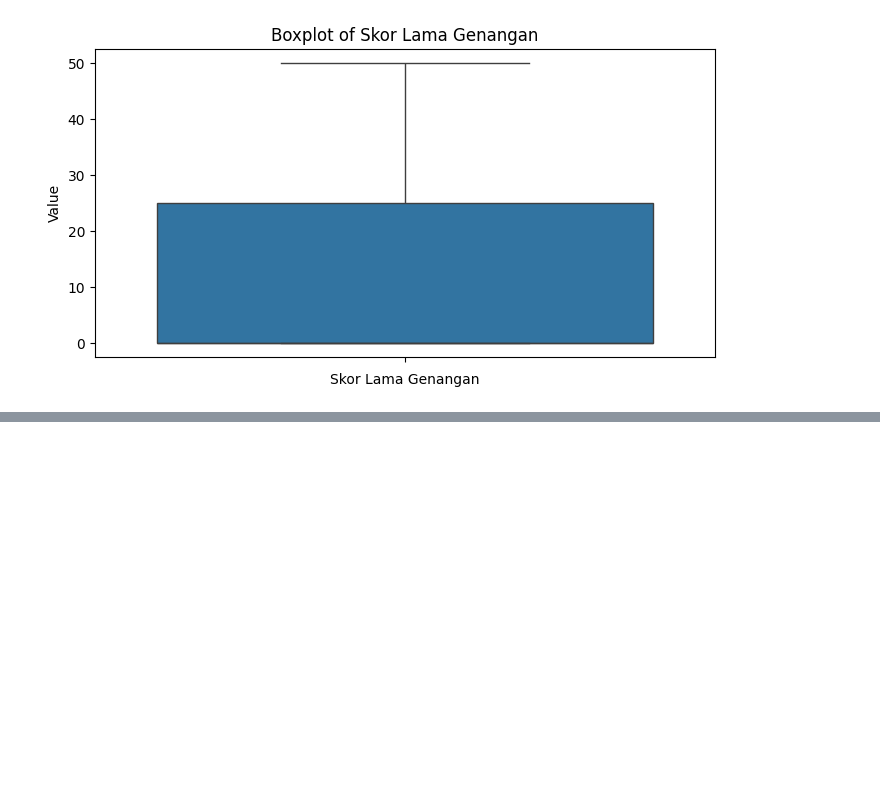
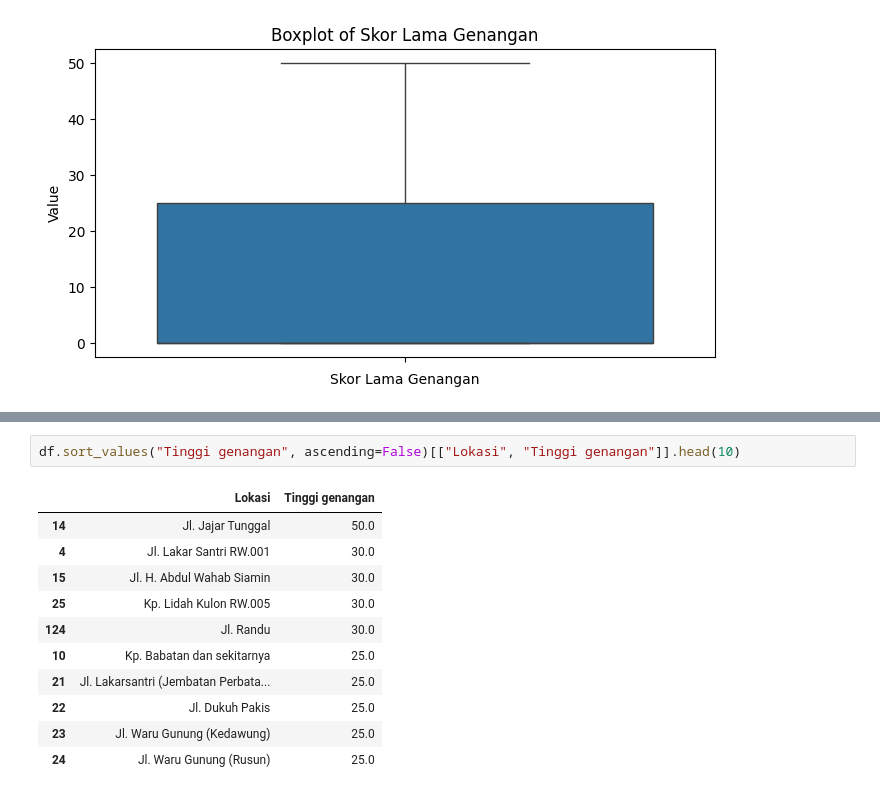
Before and after one commit to izamrosiawan/ss-code-semester-3, a Jupyter notebook: ipsd/minggu-5/praktikum-5.ipynb, the cells around one changed output, grey strips where cells are left out. Drawn from its saved outputs; the diff is of its cells as text; blank space fills up the shorter version.

```diff
--- a/ipsd/minggu-5/praktikum-5.ipynb
+++ b/ipsd/minggu-5/praktikum-5.ipynb
@@ -293,0 +354,14 @@ for col in df_num:
+# %%
+df.sort_values("Tinggi genangan", ascending=False)[["Lokasi", "Tinggi genangan"]].head(10)
+# %% [output]
+|  | Lokasi | Tinggi genangan |
+| 14 | Jl. Jajar Tunggal | 50.0 |
+| 4 | Jl. Lakar Santri RW.001 | 30.0 |
+| 15 | Jl. H. Abdul Wahab Siamin | 30.0 |
+| 25 | Kp. Lidah Kulon RW.005 | 30.0 |
+| 124 | Jl. Randu | 30.0 |
+| 10 | Kp. Babatan dan sekitarnya | 25.0 |
+| 21 | Jl. Lakarsantri (Jembatan Perbata... | 25.0 |
+| 22 | Jl. Dukuh Pakis | 25.0 |
+| 23 | Jl. Waru Gunung (Kedawung) | 25.0 |
+| 24 | Jl. Waru Gunung (Rusun) | 25.0 |
```
Also changed, not shown: parts of 4 cells of this notebook.
